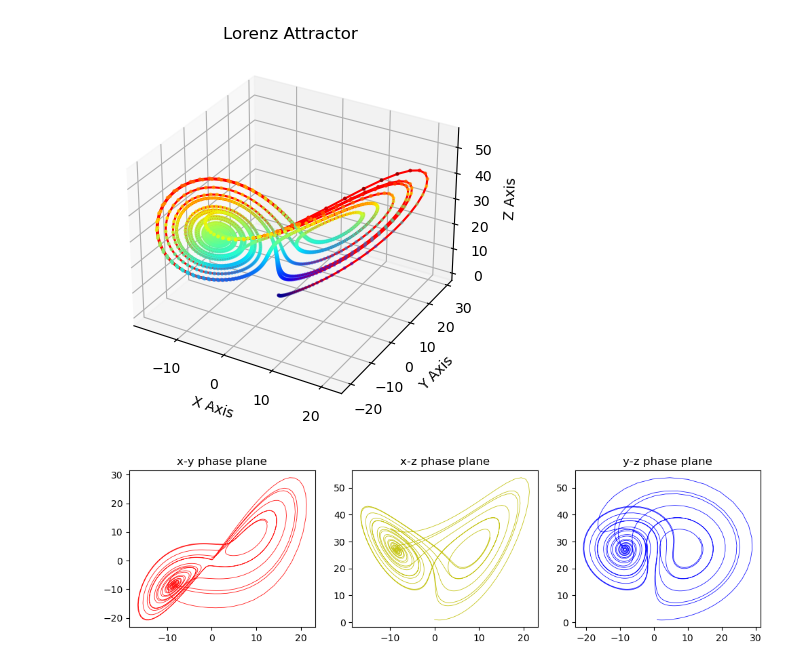
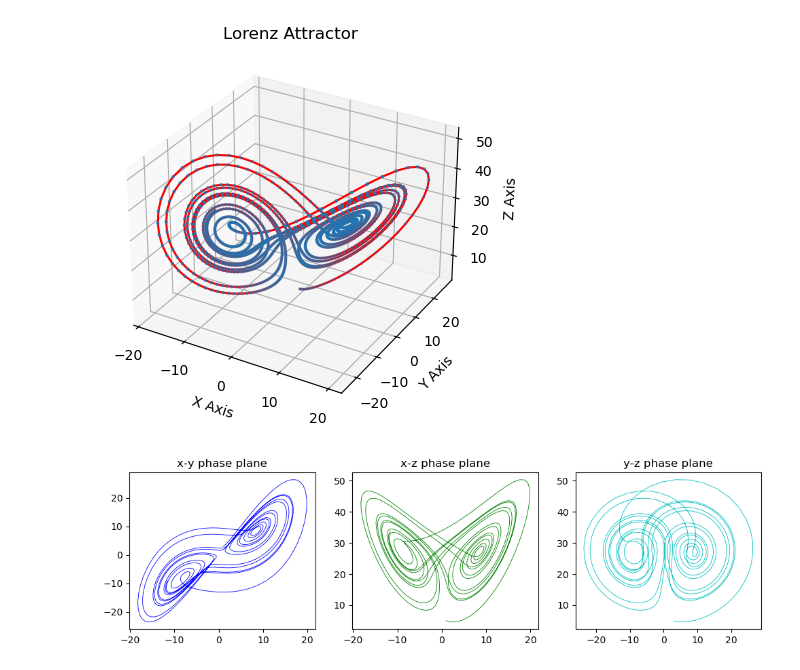
Before and after one commit to are-dynamic-2024-g3/effet-papillon, a Jupyter notebook: Different_perspectives_of_plots(Lorenz_Attractor_plots).ipynb, the cells around one changed output. Saved outputs shown, nothing was run; the diff lists cells and outputs as text; code cells hidden in the pictures.

```diff
--- a/Different_perspectives_of_plots(Lorenz_Attractor_plots).ipynb
+++ b/Different_perspectives_of_plots(Lorenz_Attractor_plots).ipynb
@@ -3,28 +3,26 @@ import numpy as np
 import matplotlib.pyplot as plt
 
 def lorenz(x, y, z, sigma=10, rho=28, beta=2.667):
-    x_dot = sigma*(y - x)
-    y_dot = rho*x - y - x*z
-    z_dot = x*y - beta*z
-    return x_dot, y_dot, z_dot
+    deriv_x = sigma*(y - x)
+    deriv_y = rho*x - y - x*z
+    deriv_z = x*y - beta*z
+    return deriv_x, deriv_y, deriv_z
 dt = 0.01
-num_steps = 2000
-xs = np.empty(num_steps + 1)
-ys = np.empty(num_steps + 1)
-zs = np.empty(num_steps + 1)
+nb_pas = 1500
+x = np.empty(nb_pas + 1)
+y = np.empty(nb_pas + 1)
+z = np.empty(nb_pas + 1)
 
-
-xs[0], ys[0], zs[0] = (0., 1., 1.05)
-for i in range(num_steps):
-    x_dot, y_dot, z_dot = lorenz(xs[i], ys[i], zs[i])
-    xs[i + 1] = xs[i] + (x_dot * dt)
-    ys[i + 1] = ys[i] + (y_dot * dt)
-    zs[i + 1] = zs[i] + (z_dot * dt)
+x[0], y[0], z[0] = (1.0, 3.0, 5)
+for i in range(nb_pas):
+    deriv_x, deriv_y, deriv_z = lorenz(x[i], y[i], z[i])
+    x[i + 1] = x[i] + (deriv_x * dt)
+    y[i + 1] = y[i] + (deriv_y * dt)
+    z[i + 1] = z[i] + (deriv_z * dt)
 ax = plt.figure().add_subplot(projection='3d')
 
-
-ax.scatter(xs, ys, zs, s = 3, c = plt.cm.jet(zs/max(zs)))
-ax.plot(xs, ys, zs, color = 'r')
+ax.scatter(x, y, z,s = 2)
+ax.plot(x, y, z, color = 'r')
 ax.set_xlabel("X Axis")
 ax.set_ylabel("Y Axis")
 ax.set_zlabel("Z Axis")
@@ -32,25 +30,23 @@ ax.set_title("Lorenz Attractor")
 
 plt.show()
 # %% [output]
-[figure, old version]
+[figure, new version]
 # %%
-dt = 0.01
-num_steps = 10000
 
-fig, ax = plt.subplots(1, 3, sharex=False, sharey=False, figsize=(12, 3))
+fig, ax = plt.subplots(1, 3, figsize=(12, 3))
 
-# plot the x values vs the y values
-ax[0].plot(xs, ys, color='r', alpha=0.9, linewidth=0.6)
+# plot x-y phase plane
+ax[0].plot(x, y, color='b', alpha=1, linewidth=0.6)
 ax[0].set_title('x-y phase plane')
 
-# plot the x values vs the z values
-ax[1].plot(xs, zs, color='y', alpha=0.9, linewidth=0.6)
+# plot x-z phase plane
+ax[1].plot(x, z, color='g', alpha=1, linewidth=0.6)
 ax[1].set_title('x-z phase plane')
 
-# plot the y values vs the z values
-ax[2].plot(ys, zs, color='b', alpha=0.9, linewidth=0.6)
+# plot y-z phase plane
+ax[2].plot(y, z, color='c', alpha=1, linewidth=0.6)
 ax[2].set_title('y-z phase plane')
 
 plt.show()
 # %% [output]
-[figure, old version]
+[figure, new version]
```
